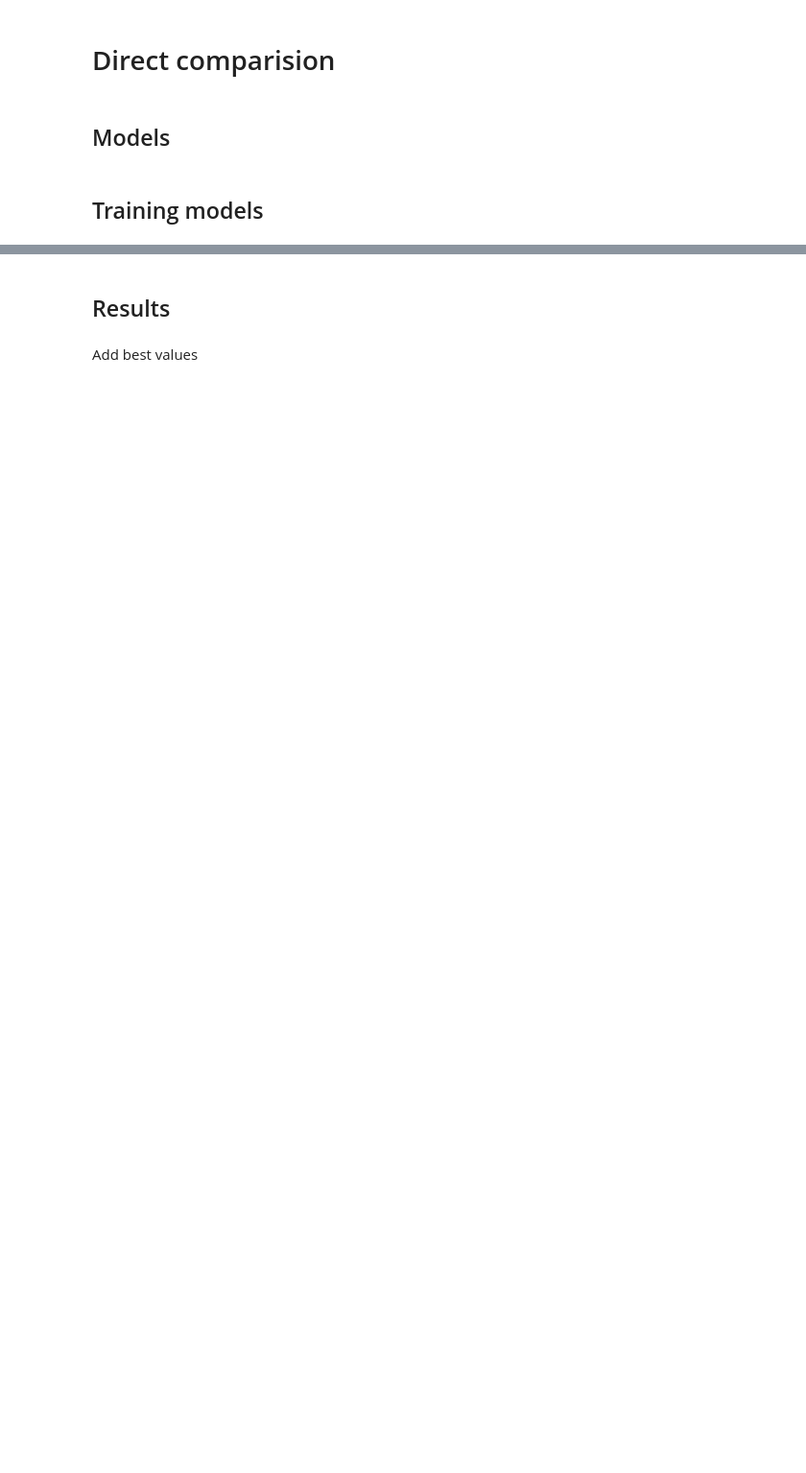
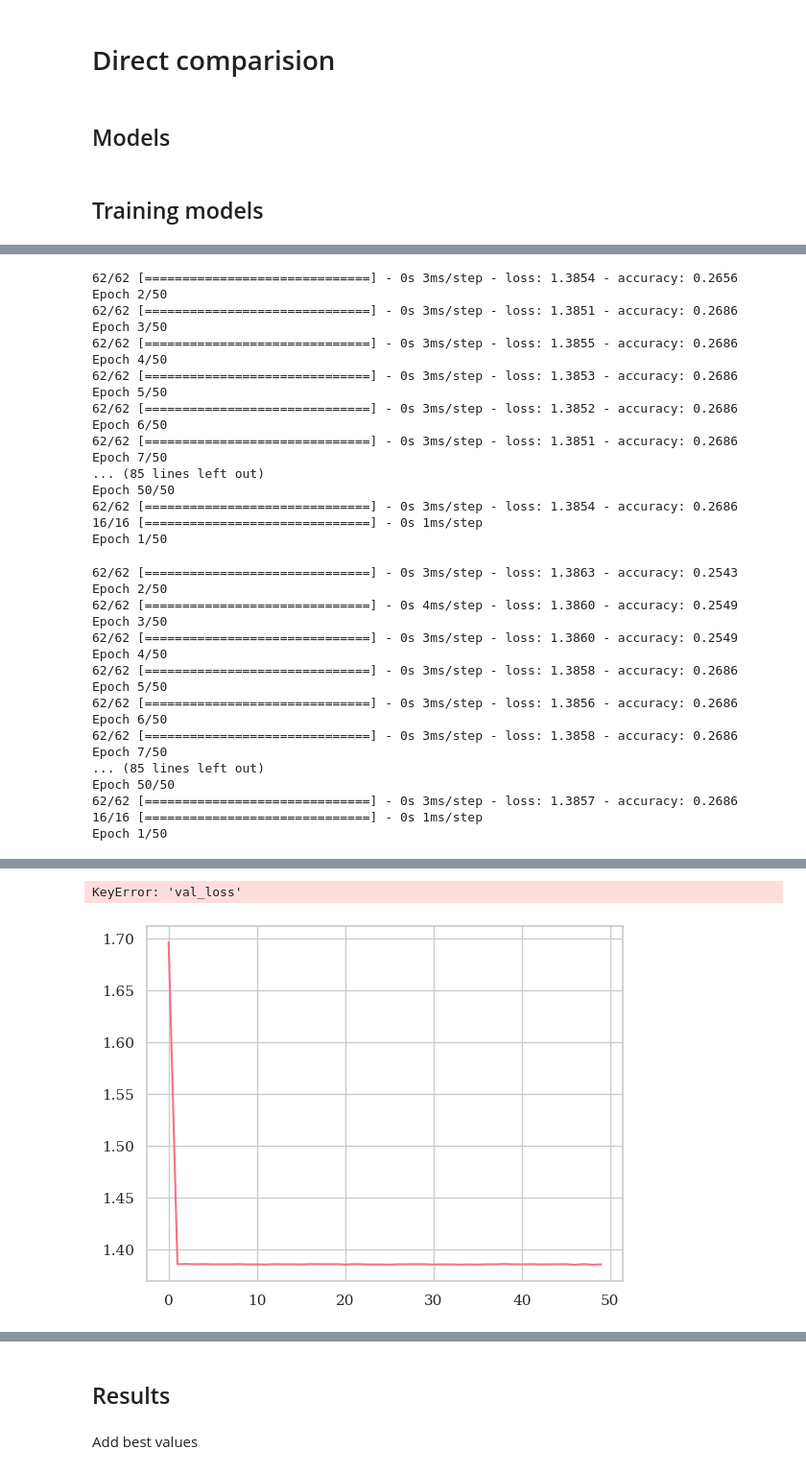
Before and after one commit to sam189239/EEG-MI-Benchmarking, a Jupyter notebook: code/bci_main.ipynb, the cells around one changed output, grey strips where cells are left out. Shown at 96% size. Saved outputs shown, nothing was run; the diff lists cells and outputs as text; code cells hidden in the pictures; blank space fills up the shorter version.

```diff
--- a/code/bci_main.ipynb
+++ b/code/bci_main.ipynb
@@ -256,0 +354,16 @@ X_TEST_CSP.shape
+# %%
+avg_trials = []
+avg_trials_test = []
+for trial in train_data:
+    avg_trial = np.mean(trial, axis=0)
+    avg_trials.append(avg_trial)
+
+X_AVG = np.array(avg_trials)
+print("Train embeddings shape",X_AVG.shape)
+
+for trial in test_data:
+    avg_trial = np.mean(trial, axis=0)
+    avg_trials_test.append(avg_trial)
+
+X_TEST_AVG = np.array(avg_trials_test)
+print("Test embeddings shape",X_TEST_AVG.shape)
@@ -317,0 +588,4 @@ def CV_train(model, X, X_test, cnn = False, convlstm = False):
+# %%
+mlp_avg = build_mlp_classifier(num_layers)
+mlp_avg, mlp_avg_results = CV_train(mlp_avg, X_AVG, X_TEST_AVG)
+# %% [output]
@@ -317,0 +609,34 @@ def CV_train(model, X, X_test, cnn = False, convlstm = False):
+62/62 [==============================] - 0s 3ms/step - loss: 1.3854 - accuracy: 0.2656
+Epoch 2/50
+62/62 [==============================] - 0s 3ms/step - loss: 1.3851 - accuracy: 0.2686
+Epoch 3/50
+62/62 [==============================] - 0s 3ms/step - loss: 1.3855 - accuracy: 0.2686
+Epoch 4/50
+62/62 [==============================] - 0s 3ms/step - loss: 1.3853 - accuracy: 0.2686
+Epoch 5/50
+62/62 [==============================] - 0s 3ms/step - loss: 1.3852 - accuracy: 0.2686
+Epoch 6/50
+62/62 [==============================] - 0s 3ms/step - loss: 1.3851 - accuracy: 0.2686
+Epoch 7/50
+... (85 lines left out)
+Epoch 50/50
+62/62 [==============================] - 0s 3ms/step - loss: 1.3854 - accuracy: 0.2686
+16/16 [==============================] - 0s 1ms/step
+Epoch 1/50
+62/62 [==============================] - 0s 3ms/step - loss: 1.3863 - accuracy: 0.2543
+Epoch 2/50
+62/62 [==============================] - 0s 4ms/step - loss: 1.3860 - accuracy: 0.2549
+Epoch 3/50
+62/62 [==============================] - 0s 3ms/step - loss: 1.3860 - accuracy: 0.2549
+Epoch 4/50
+62/62 [==============================] - 0s 3ms/step - loss: 1.3858 - accuracy: 0.2686
+Epoch 5/50
+62/62 [==============================] - 0s 3ms/step - loss: 1.3856 - accuracy: 0.2686
+Epoch 6/50
+62/62 [==============================] - 0s 3ms/step - loss: 1.3858 - accuracy: 0.2686
+Epoch 7/50
+... (85 lines left out)
+Epoch 50/50
+62/62 [==============================] - 0s 3ms/step - loss: 1.3857 - accuracy: 0.2686
+16/16 [==============================] - 0s 1ms/step
+Epoch 1/50
@@ -317,0 +660,2 @@ def CV_train(model, X, X_test, cnn = False, convlstm = False):
+KeyError: 'val_loss'
+[figure, added]
```
Also changed, not shown: parts of 30 cells of this notebook, 2 other files.
